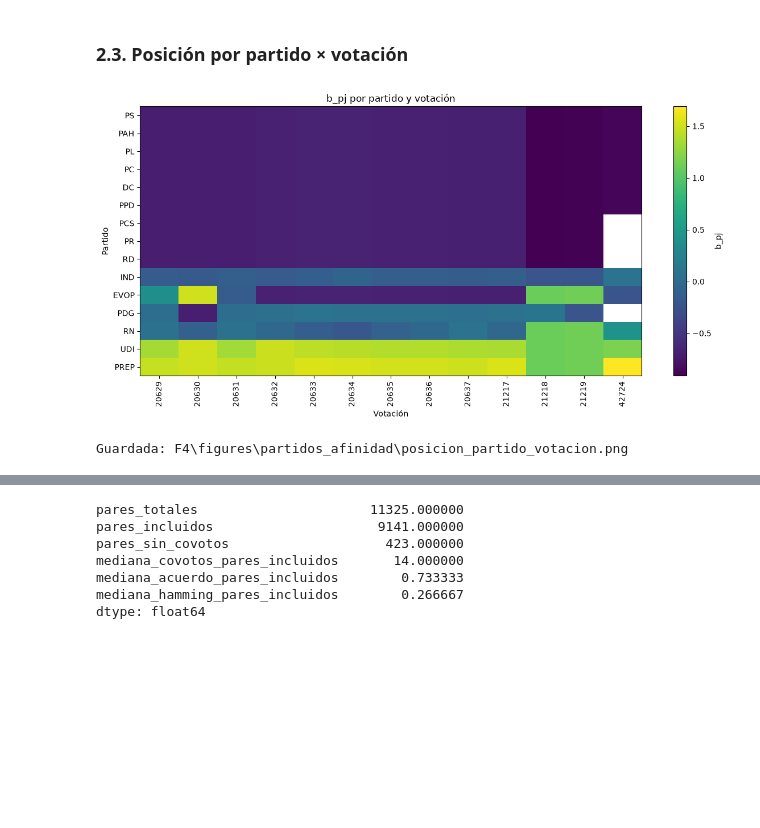
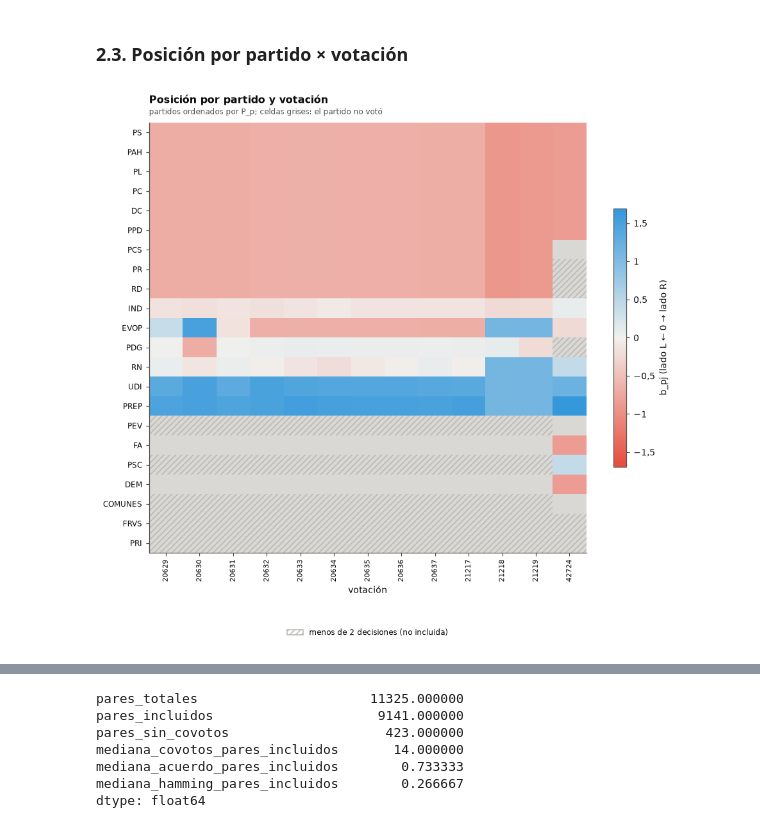
Before and after one commit to joserodriguezc/grupo_1_programacion_ciencia_datos, a Jupyter notebook: F4/notebooks/F4_03_metricas_partidos_afinidad.ipynb, the cells around one changed output, grey strips where cells are left out. Drawn from its saved outputs; the diff is of its cells as text; code cells hidden in the pictures; blank space fills up the shorter version.

```diff
--- a/F4/notebooks/F4_03_metricas_partidos_afinidad.ipynb
+++ b/F4/notebooks/F4_03_metricas_partidos_afinidad.ipynb
@@ -237,43 +221,35 @@ Guardada: F4\figures\partidos_afinidad\posicion_partidaria_dispersion_d1.png
 El IQR de `d1` muestra dispersión interna de posiciones individuales. No sustituye los índices de cohesión partidaria (AI, Rice o entropía), que se analizan por separado.
 # %% [markdown]
 ### 2.3. Posición por partido × votación
-# %%
-
-pv_validas = partido_votacion.loc[
-    partido_votacion["incluido"].fillna(False) & partido_votacion["b_pj"].notna()
-].copy()
-
-tabla_calor = pv_validas.pivot_table(
-    index="partido_alias",
-    columns="votacion_id",
-    values="b_pj",
-    aggfunc="first",
-)
-orden_partidos = (
-    estimables.set_index("partido_alias")["P_p"]
-    .sort_values()
-    .index
-)
-tabla_calor = tabla_calor.reindex([p for p in orden_partidos if p in tabla_calor.index])
-
-fig, ax = plt.subplots(figsize=(12, max(5, 0.4 * len(tabla_calor))))
-imagen = ax.imshow(tabla_calor.to_numpy(dtype=float), aspect="auto")
-ax.set_yticks(np.arange(len(tabla_calor.index)))
-ax.set_yticklabels(tabla_calor.index)
-ax.set_xticks(np.arange(len(tabla_calor.columns)))
-ax.set_xticklabels([str(int(x)) if pd.notna(x) else "" for x in tabla_calor.columns], rotation=90)
-ax.set_xlabel("Votación")
-ax.set_ylabel("Partido")
-ax.set_title("b_pj por partido y votación")
-fig.colorbar(imagen, ax=ax, label="b_pj")
-fig.tight_layout()
-
-ruta_fig = rutas["figuras"] / "posicion_partido_votacion.png"
-fig.savefig(ruta_fig, dpi=160, bbox_inches="tight")
-plt.show()
-
-print("Guardada:", ruta_fig.relative_to(raiz))
-# %% [output]
-[figure, removed]
-Guardada: F4\figures\partidos_afinidad\posicion_partido_votacion.png
+# %%
+orden = (partidos.set_index('partido_alias')['P_p'].sort_values(na_position='last').index)
+b_pj = partido_votacion.pivot_table(index='partido_alias', columns='votacion_id',
+                                    values='b_pj', aggfunc='first')
+incluida = partido_votacion.pivot_table(index='partido_alias', columns='votacion_id',
+                                        values='incluido', aggfunc='first')
+filas = [p for p in orden if p in b_pj.index]
+b_pj, incluida = b_pj.reindex(filas), incluida.reindex(filas).fillna(False).astype(bool)
+valores = b_pj.where(incluida)
+
+fig, ax = plt.subplots(figsize=(10, max(5, 0.36 * len(filas))))
+imagen = ax.imshow(valores.to_numpy(dtype=float), aspect='auto', cmap=vis.DIVERGENTE_LR,
+                   norm=vis.norma_simetrica(valores.to_numpy(dtype=float)))
+for (i, j), v in np.ndenumerate(b_pj.to_numpy(dtype=float)):
+    if pd.notna(v) and not incluida.iat[i, j]:
+        ax.add_patch(plt.Rectangle((j - 0.5, i - 0.5), 1, 1, fill=False, hatch='////',
+                                   edgecolor=vis.RAYADO, lw=0))
+ax.set_xticks(range(b_pj.shape[1]), [str(int(v)) for v in b_pj.columns], rotation=90,
+              fontsize=7)
+ax.set_yticks(range(len(filas)), filas, fontsize=8)
+ax.set_xlabel('votación')
+barra = fig.colorbar(imagen, ax=ax, shrink=0.6, label='b_pj (lado L ← 0 → lado R)')
+vis.formato_coma(barra.ax, 'y')
+vis.titulo(ax, 'Posición por partido y votación',
+           'partidos ordenados por P_p; celdas grises: el partido no votó')
+vis.leyenda_inferior(ax, [vis.parche('white', 'menos de 2 decisiones (no incluida)',
+                                     edgecolor=vis.RAYADO, hatch='////')], ncol=1, y=-0.16)
+guardar(fig, 'posicion_partido_votacion.png')
+plt.show()
+# %% [output]
+[figure, added]
 # %% [markdown]
```
Also changed, not shown: parts of 36 cells of this notebook, 41 other files.
